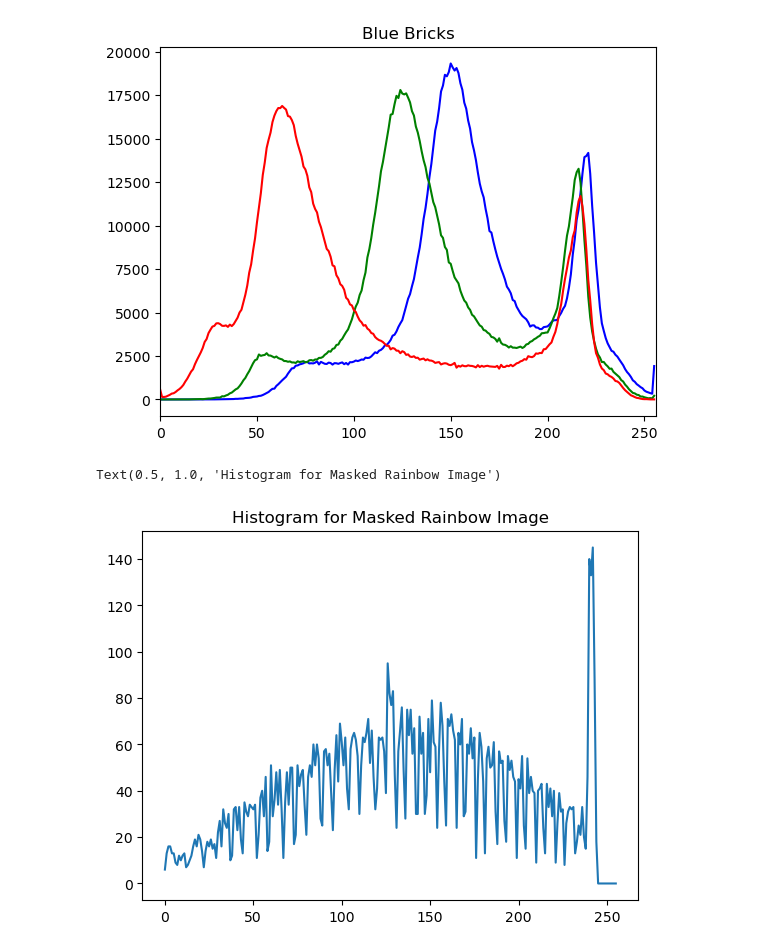
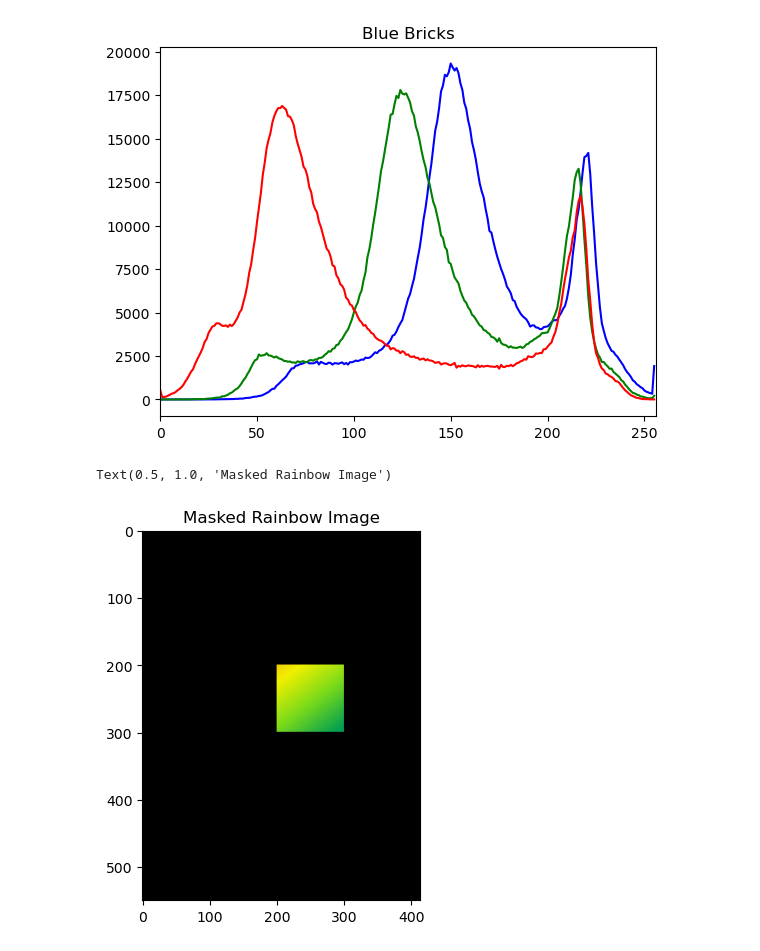
Before and after one commit to SausageMuffins/Learning-OpenCV, a Jupyter notebook: Histograms.ipynb, the cells around one changed output. Cells and saved outputs as stored; diff of their text form; code cells hidden in the pictures.

Commit message:
Updated Histogram Notes

```diff
--- a/Histograms.ipynb
+++ b/Histograms.ipynb
@@ -41,22 +46,23 @@ Text(0.5, 1.0, 'Blue Bricks')
 # %%
 ### Color Histogram for Masks ###
 
 img = rainbow
 
 # Creating a Mask
 mask = np.zeros(img.shape[:2], dtype=np.uint8)
 mask[200:300, 200:300] = 255 # white rectangle
 
 # Masking the rainbow
 masked_img = cv2.bitwise_and(img, img, mask=mask)
 show_masked_img = cv2.bitwise_and(show_rainbow, show_rainbow, mask=mask) # for visualization only
+plt.imshow(show_masked_img)
 
-hist_mask_values_red = cv2.calcHist([rainbow], channels=[2], mask=mask, histSize=[256], ranges=[0,256]) # histogram for the red channel of the mask.
-plt.plot(hist_mask_values_red)
-plt.title("Histogram for Masked Rainbow Image")
+hist_mask_values_red = cv2.calcHist([masked_img], channels=[1], mask=mask, histSize=[256], ranges=[0,256]) # histogram for the red channel of the mask.
+#plt.plot(hist_mask_values_red)
+plt.title("Masked Rainbow Image")
 # %% [output]
-Text(0.5, 1.0, 'Histogram for Masked Rainbow Image')
+Text(0.5, 1.0, 'Masked Rainbow Image')
-[figure, old version]
+[figure, new version]
 # %%
 ### Histogram Equalization ### - improves the contrast of the image
 
```
Also changed, not shown: parts of 2 cells of this notebook.
